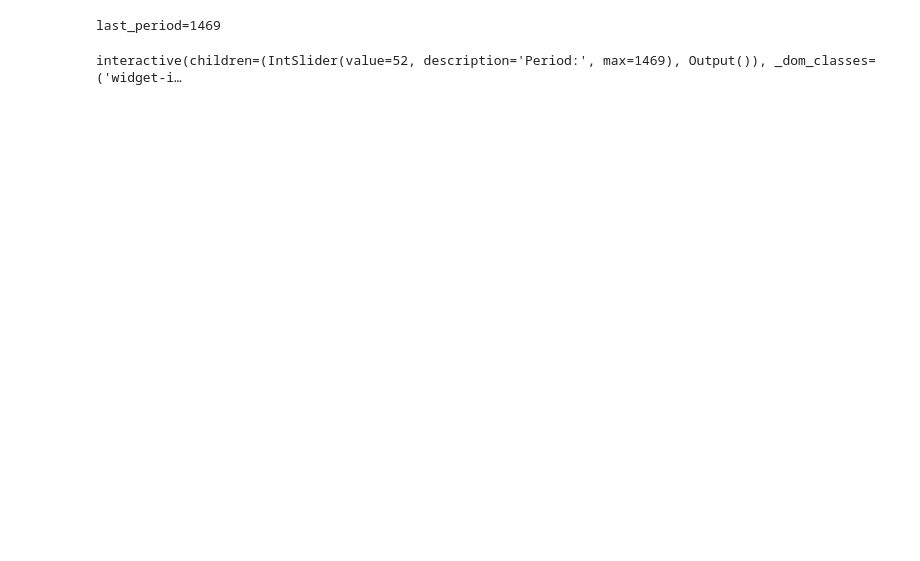
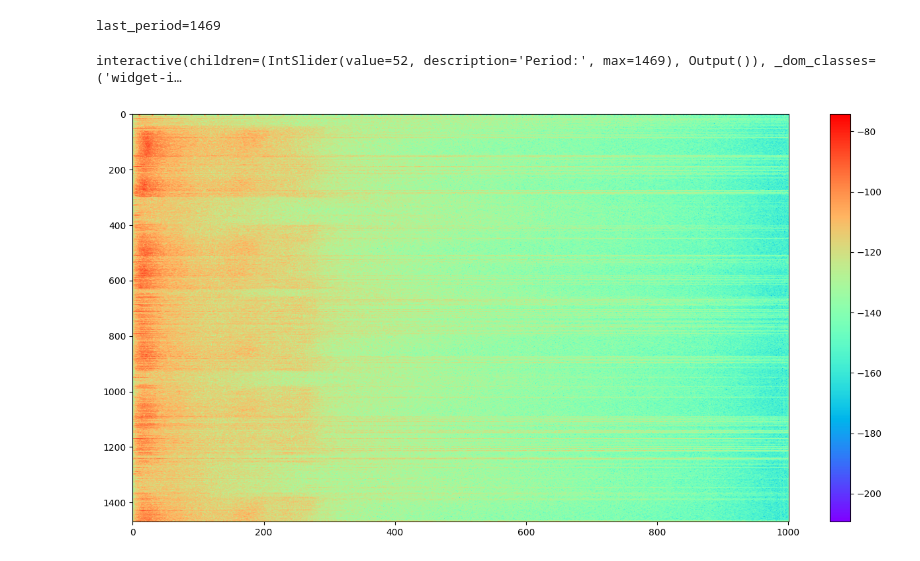
Before and after one commit to Jivelien/Sleep_analysis, a Jupyter notebook: explore_fft.ipynb, the cells around one changed output. Cells and saved outputs as stored; diff of their text form; code cells hidden in the pictures; blank space fills up the shorter version.

```diff
--- a/explore_fft.ipynb
+++ b/explore_fft.ipynb
@@ -1,7 +1,7 @@
 # %%
 from mne.io import read_raw_edf
 
-file_path = "01IS-1-ADP.edf"
+file_path = "eeg_file/01IS-1-ADP.edf"
 raw = read_raw_edf(file_path, preload=True)
 
 sampling_rate = int(raw.info['sfreq'])
@@ -22,12 +22,14 @@ print(f"{last_period=}")
 # %% [output]
 last_period=1469
 # %%
+import math
 from tqdm import tqdm
 from fft_analyser.homebrew import FftHomebrew
 from fft_analyser.welch import FftWelch
 
+
 # fft_analyser = FftHomebrew(sampling_rate=sampling_rate)
-fft_analyser = FftWelch(sampling_rate=sampling_rate,point_per_segment=sampling_rate*6, overlap=sampling_rate)
+fft_analyser = FftWelch(sampling_rate=sampling_rate, point_per_segment=sampling_rate * 30, overlap=sampling_rate * 2)
 
 all_fft_analysis = {}
 all_signal_period = {}
@@ -37,7 +39,7 @@ for period in tqdm(range(last_period + 1)):
     all_signal_period[period] = current_signal
 
     result = fft_analyser.compute_for(signal=current_signal)
-    all_fft_analysis[period] = result
+    all_fft_analysis[period] = {key: 10 * math.log10(value) for key, value in result.items()}
 # %%
 from matplotlib import gridspec, pyplot as plt
 import ipywidgets as widgets
@@ -75,3 +77,26 @@ def interactive_plot():
 interactive_plot()
 # %% [output]
 interactive(children=(IntSlider(value=52, description='Period:', max=1469), Output()), _dom_classes=('widget-i…
+# %%
+import math
+
+data = all_fft_analysis.copy()
+
+frequencies = [frequency for frequency in all_fft_analysis[0].keys() if frequency <= 50]
+len_freq = len(frequencies)
+
+power_values = [[value for value in a_period.values()][:len_freq] for a_period in data.values()]
+
+# Plot the heatmap
+plt.figure(figsize=(16, 8))
+plt.imshow(
+    power_values,
+    aspect='auto',
+    cmap='rainbow'
+)
+# Add color bar
+cbar = plt.colorbar()
+
+plt.show()
+# %% [output]
+[figure, added]
```
Also changed, not shown: parts of 1 cell of this notebook, 8 other files.
